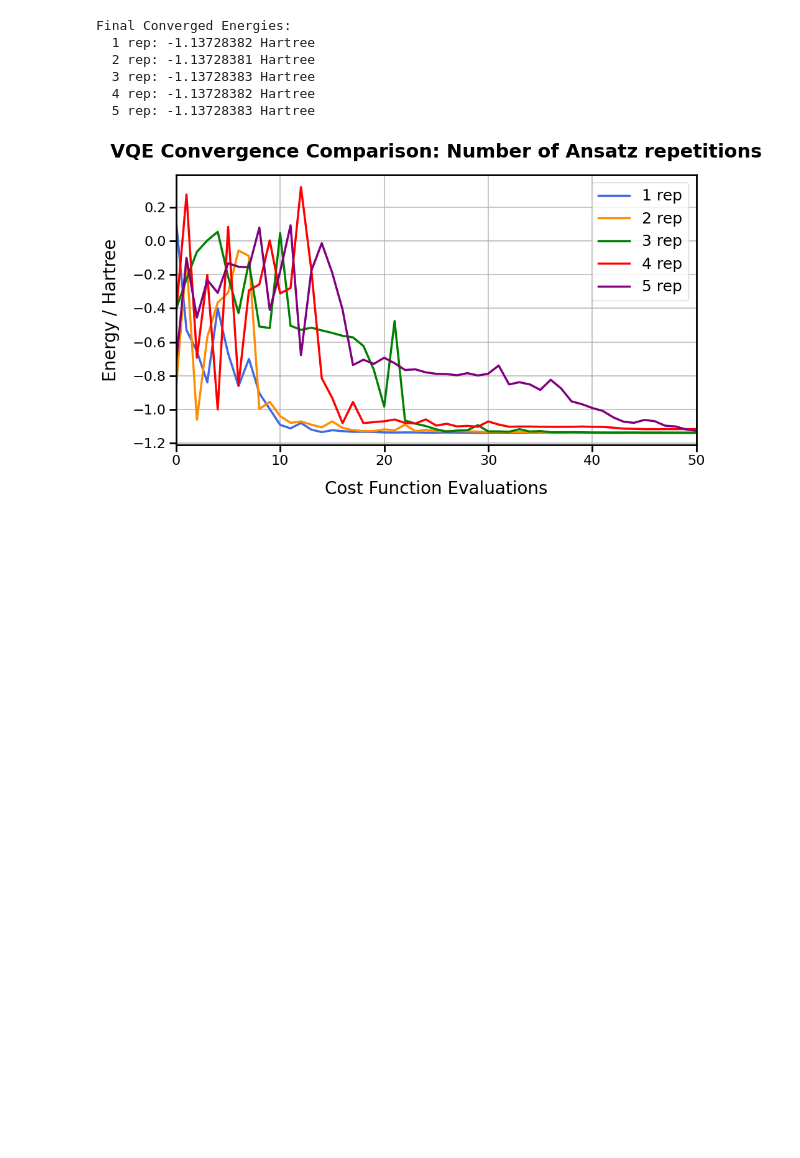
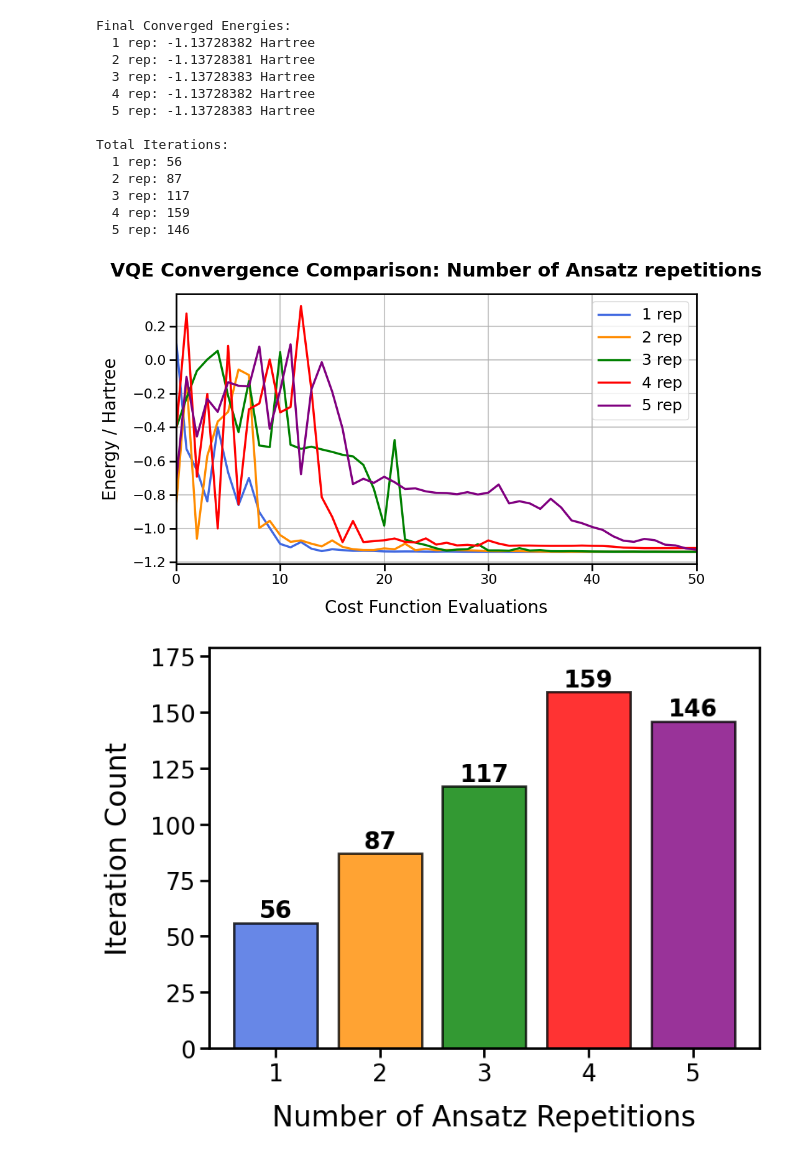
Before and after one commit to LukasMeinschad/vu_quantum_computing, a Jupyter notebook: additional_notebooks/repetition_comparison.ipynb, the cells around one changed output. Drawn from its saved outputs; the diff is of its cells as text; code cells hidden in the pictures; blank space fills up the shorter version.

Commit message:
add plots for repetition comparison

```diff
--- a/additional_notebooks/repetition_comparison.ipynb
+++ b/additional_notebooks/repetition_comparison.ipynb
@@ -35,6 +35,15 @@ print(f"  4 rep: {conv_rep4[-1]:.8f} Hartree")
 print(f"  5 rep: {conv_rep5[-1]:.8f} Hartree")
 print()
 
+# Print number of iterations
+print("Total Iterations:")
+print(f"  1 rep: {len(conv_rep1)}")
+print(f"  2 rep: {len(conv_rep2)}")
+print(f"  3 rep: {len(conv_rep3)}")
+print(f"  4 rep: {len(conv_rep4)}")
+print(f"  5 rep: {len(conv_rep5)}")
+print()
+
 # Create the comparison plot
 fig, ax = plt.subplots(figsize=(10, 6))
 ax.plot(conv_rep1, label='1 rep', linewidth=2.5, marker='o', markersize=0, markevery=5, color='royalblue')
@@ -70,4 +79,47 @@ Final Converged Energies:
   3 rep: -1.13728383 Hartree
   4 rep: -1.13728382 Hartree
   5 rep: -1.13728383 Hartree
+
+Total Iterations:
+  1 rep: 56
+  2 rep: 87
+  3 rep: 117
+  4 rep: 159
+  5 rep: 146
 [figure]
+# %%
+# Create bar plot showing iterations vs number of repetitions
+repetitions = [1, 2, 3, 4, 5]
+iterations = [len(conv_rep1), len(conv_rep2), len(conv_rep3), len(conv_rep4), len(conv_rep5)]
+
+fig, ax = plt.subplots(figsize=(8, 6))
+bars = ax.bar(repetitions, iterations, color=['royalblue', 'darkorange', 'green', 'red', 'purple'],
+               alpha=0.8, edgecolor='black', linewidth=2)
+
+# Add value labels on top of bars
+for bar, val in zip(bars, iterations):
+    height = bar.get_height()
+    ax.text(bar.get_x() + bar.get_width()/2., height,
+            f'{val}',
+            ha='center', va='bottom', fontsize=20, fontweight='bold')
+
+ax.set_xlabel('Number of Ansatz Repetitions', fontsize=24, labelpad=15)
+ax.set_ylabel('Iteration Count', fontsize=24, labelpad=15)
+# ax.set_title('Convergence Speed: Iterations vs Ansatz Complexity', fontsize=23, fontweight='bold', pad=30)
+ax.set_xticks(repetitions)
+
+plt.ylim(0, max(iterations) + 20)
+
+# Increase tick label size and tick length/thickness
+ax.tick_params(axis='both', which='major', labelsize=20, length=8, width=2)
+
+# Increase frame thickness
+for spine in ax.spines.values():
+    spine.set_linewidth(2)
+
+plt.tight_layout()
+
+# plt.savefig('../images/presentation/iterations_vs_repetitions.png', dpi=300, bbox_inches='tight')
+plt.show()
+# %% [output]
+[figure, added]
```
Also changed, not shown: 2 other files.
